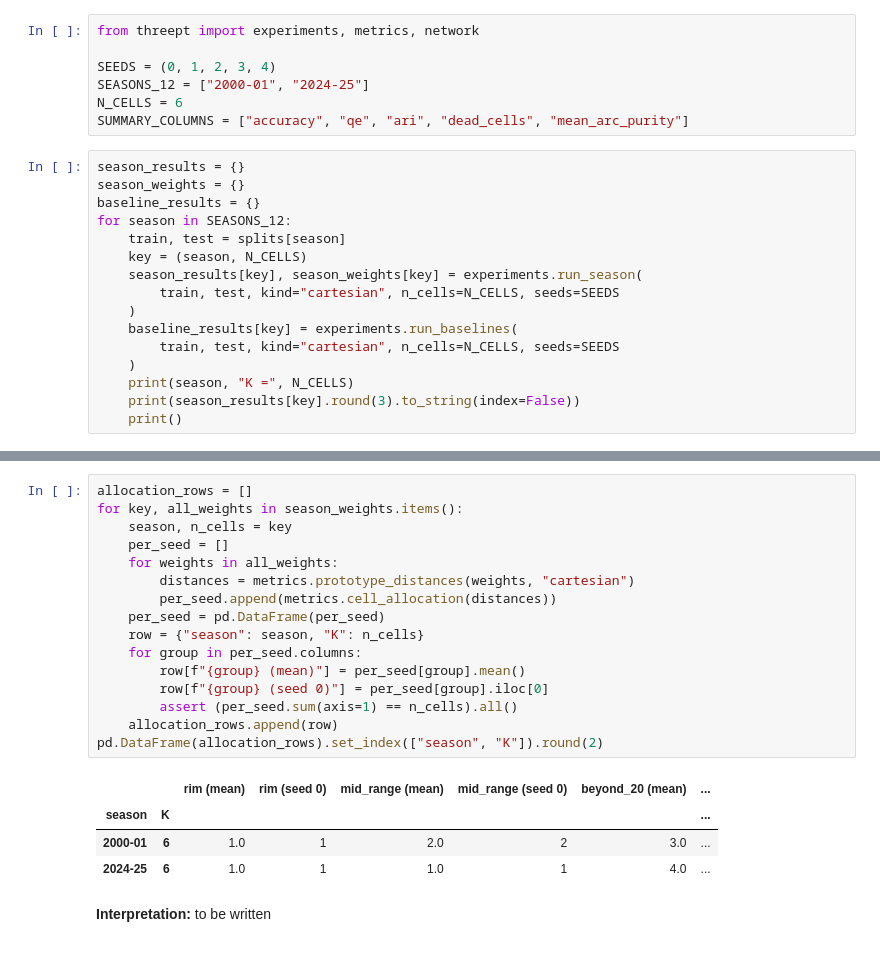
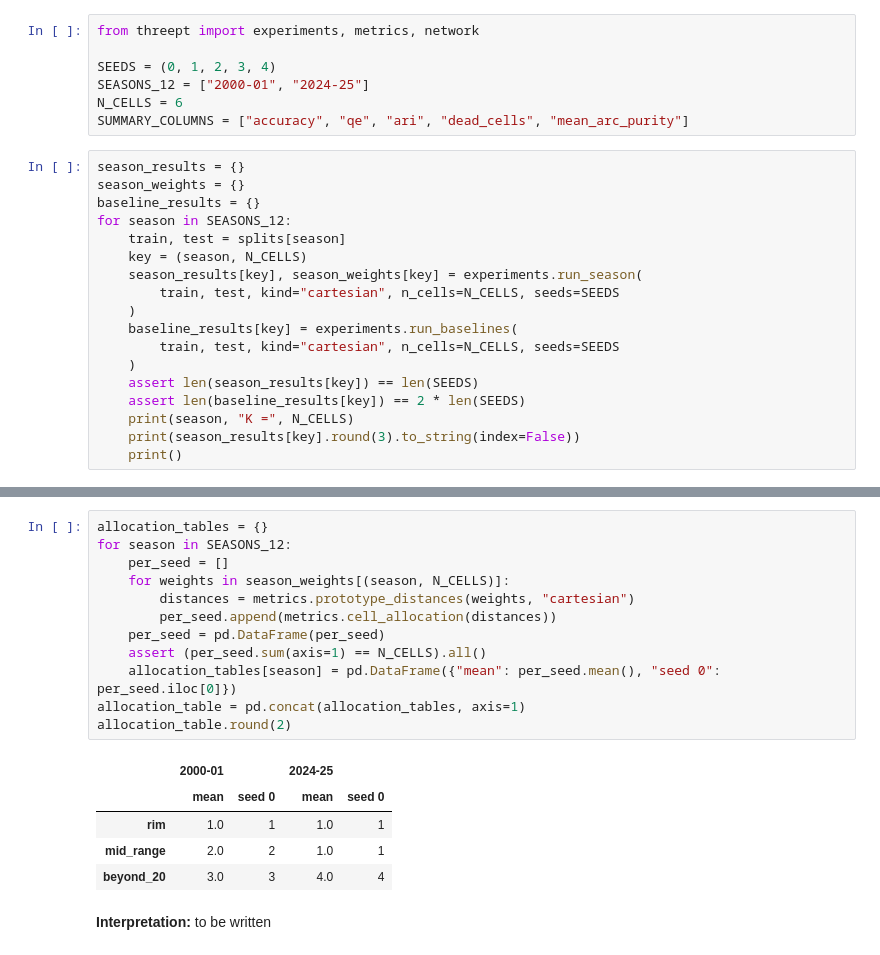
Before and after one commit to BiyonWann/bballNeuro, a Jupyter notebook: notebook.ipynb, the cells around one changed output, grey strips where cells are left out. Saved outputs shown, nothing was run; the diff lists cells and outputs as text.

```diff
--- a/notebook.ipynb
+++ b/notebook.ipynb
@@ -179,6 +179,8 @@ for season in SEASONS_12:
     baseline_results[key] = experiments.run_baselines(
         train, test, kind="cartesian", n_cells=N_CELLS, seeds=SEEDS
     )
+    assert len(season_results[key]) == len(SEEDS)
+    assert len(baseline_results[key]) == 2 * len(SEEDS)
     print(season, "K =", N_CELLS)
     print(season_results[key].round(3).to_string(index=False))
     print()
@@ -239,24 +244,21 @@ pd.DataFrame(summary_rows).set_index(["method", "season"]).sort_index().round(3)
 # %%
-allocation_rows = []
-for key, all_weights in season_weights.items():
-    season, n_cells = key
+allocation_tables = {}
+for season in SEASONS_12:
     per_seed = []
-    for weights in all_weights:
+    for weights in season_weights[(season, N_CELLS)]:
         distances = metrics.prototype_distances(weights, "cartesian")
         per_seed.append(metrics.cell_allocation(distances))
     per_seed = pd.DataFrame(per_seed)
-    row = {"season": season, "K": n_cells}
-    for group in per_seed.columns:
-        row[f"{group} (mean)"] = per_seed[group].mean()
-        row[f"{group} (seed 0)"] = per_seed[group].iloc[0]
-        assert (per_seed.sum(axis=1) == n_cells).all()
-    allocation_rows.append(row)
-pd.DataFrame(allocation_rows).set_index(["season", "K"]).round(2)
+    assert (per_seed.sum(axis=1) == N_CELLS).all()
+    allocation_tables[season] = pd.DataFrame({"mean": per_seed.mean(), "seed 0": per_seed.iloc[0]})
+allocation_table = pd.concat(allocation_tables, axis=1)
+allocation_table.round(2)
 # %% [output]
-|  |  | rim (mean) | rim (seed 0) | mid_range (mean) | mid_range (seed 0) | beyond_20 (mean) | ... |
-| season | K |  |  |  |  |  | ... |
-| 2000-01 | 6 | 1.0 | 1 | 2.0 | 2 | 3.0 | ... |
-| 2024-25 | 6 | 1.0 | 1 | 1.0 | 1 | 4.0 | ... |
+|  | 2000-01 |  | 2024-25 |  |
+|  | mean | seed 0 | mean | seed 0 |
+| rim | 1.0 | 1 | 1.0 | 1 |
+| mid_range | 2.0 | 2 | 1.0 | 1 |
+| beyond_20 | 3.0 | 3 | 4.0 | 4 |
 # %% [markdown]
 **Interpretation:** to be written
 # %% [markdown]
```
Also changed, not shown: parts of 4 cells of this notebook.
